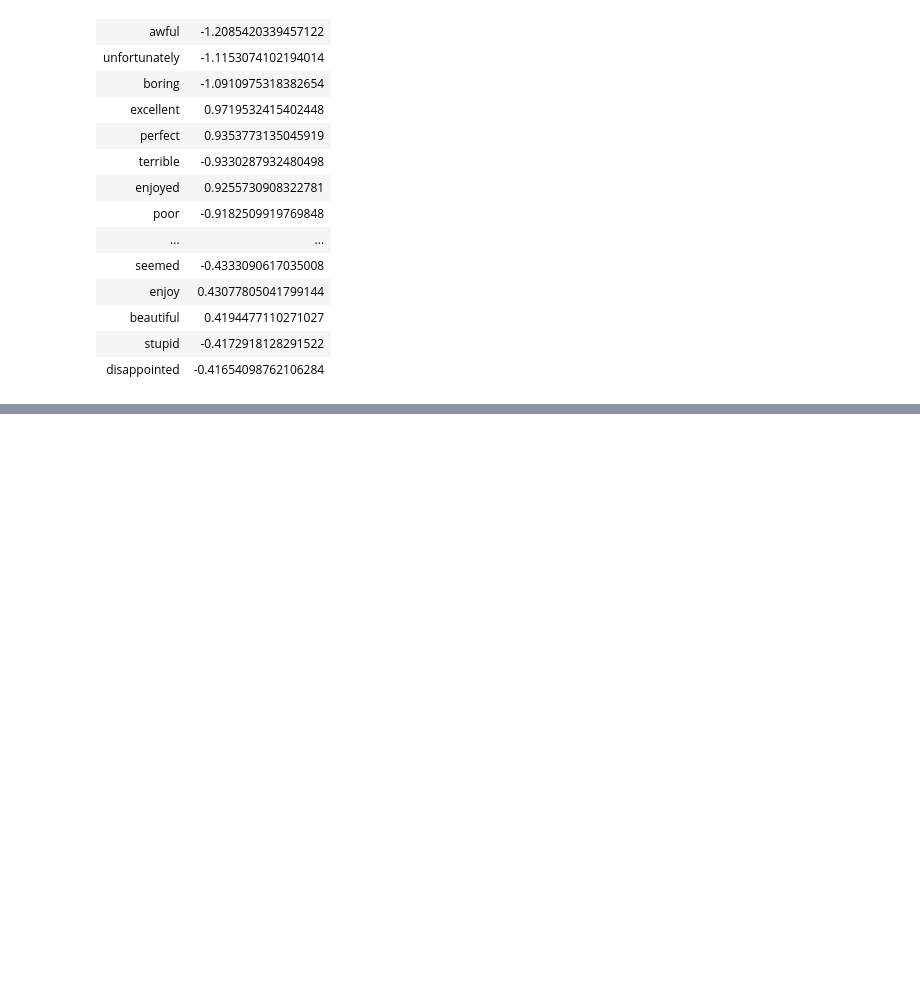
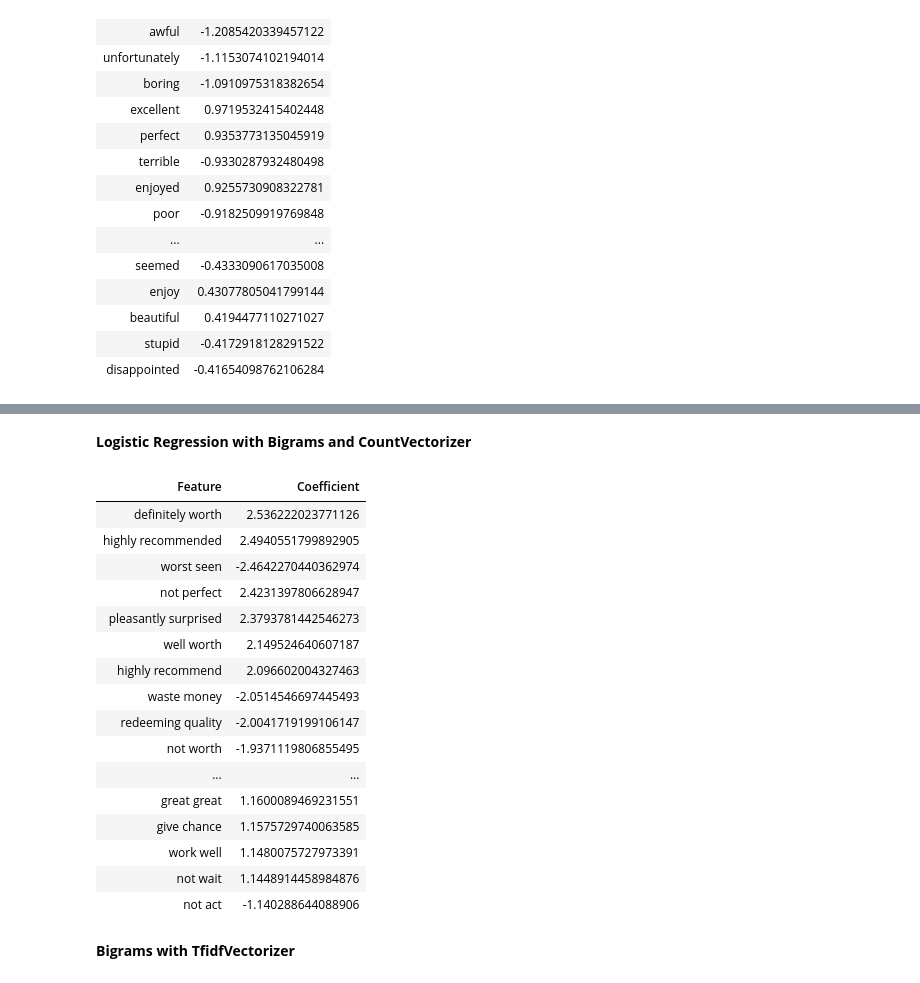
Before and after one commit to Danitilahun/Sentiment-Analysis, a Jupyter notebook: Feature_Engineering_and_Feature_Selection_for_Sentiment_Analyzer.ipynb, the cells around one changed output, grey strips where cells are left out. Cells and saved outputs as stored; diff of their text form; code cells hidden in the pictures; blank space fills up the shorter version.

```diff
--- a/Feature_Engineering_and_Feature_Selection_for_Sentiment_Analyzer.ipynb
+++ b/Feature_Engineering_and_Feature_Selection_for_Sentiment_Analyzer.ipynb
@@ -623,0 +627,42 @@ important_features_table_count
+# %%
+x_train_bigrams_count_vectorized, x_test_bigrams_count_vectorized, bigram_count_vectorizer = vectorize_text(
+    train_data['Reviews_clean'],
+    test_data['Reviews_clean'],
+    tokenizer=LemmaTokenizer(),
+    vectorizer_type='count',
+    ngram_range=(2, 2),
+    min_df=10,
+    max_features=500
+)
+# %% [markdown]
+**Logistic Regression with Bigrams and CountVectorizer**
+# %%
+accuracy_bigrams_count, important_features_table_bigrams_count = train_logistic_regression(
+    x_train_bigrams_count_vectorized,
+    y_train,
+    x_test_bigrams_count_vectorized,
+    y_test,
+    bigram_count_vectorizer,
+    top_n_features=50
+)
+important_features_table_bigrams_count
+# %% [output]
+| Feature | Coefficient |
+| definitely worth | 2.536222023771126 |
+| highly recommended | 2.4940551799892905 |
+| worst seen | -2.4642270440362974 |
+| not perfect | 2.4231397806628947 |
+| pleasantly surprised | 2.3793781442546273 |
+| well worth | 2.149524640607187 |
+| highly recommend | 2.096602004327463 |
+| waste money | -2.0514546697445493 |
+| redeeming quality | -2.0041719199106147 |
+| not worth | -1.9371119806855495 |
+| ... | ... |
+| great great | 1.1600089469231551 |
+| give chance | 1.1575729740063585 |
+| work well | 1.1480075727973391 |
+| not wait | 1.1448914458984876 |
+| not act | -1.140288644088906 |
+# %% [markdown]
+**Bigrams with TfidfVectorizer**
```
Also changed, not shown: parts of 27 cells of this notebook.
